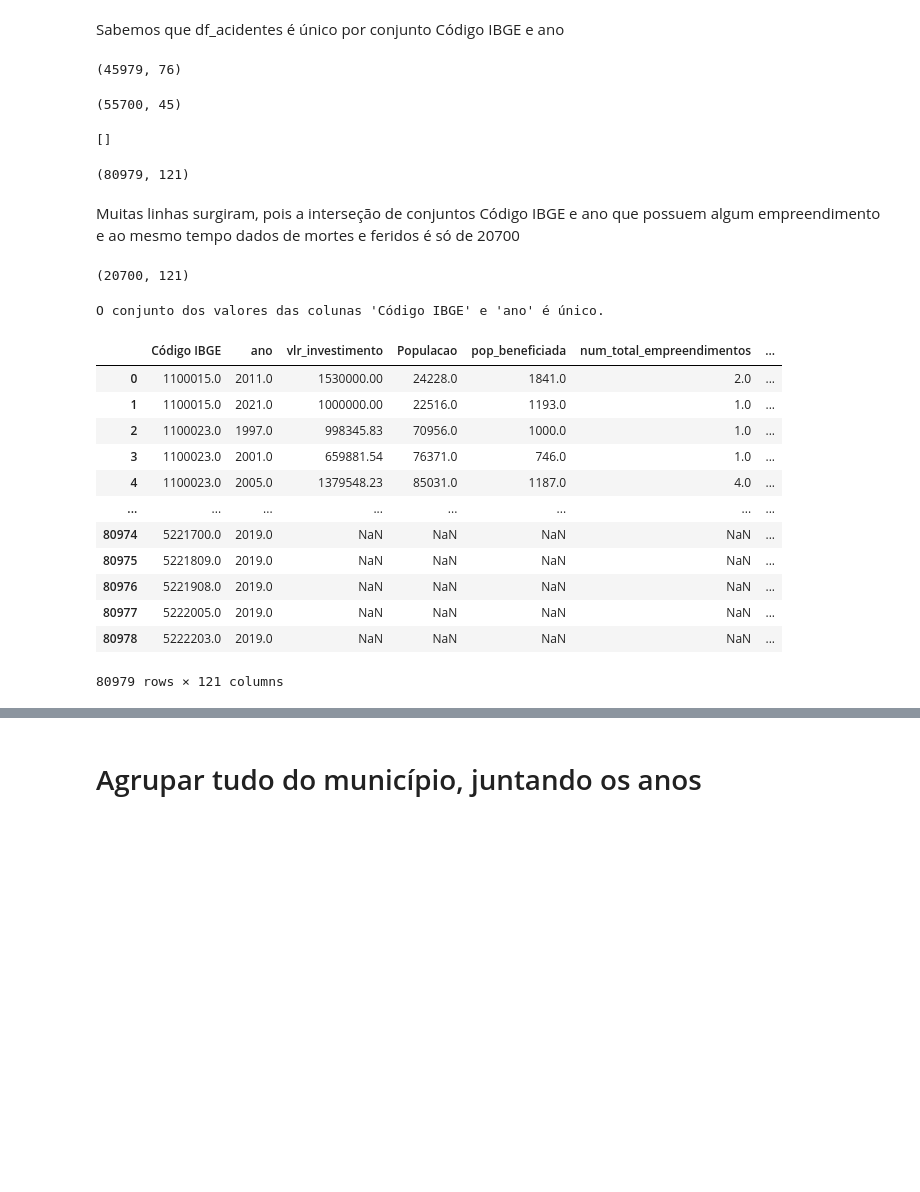
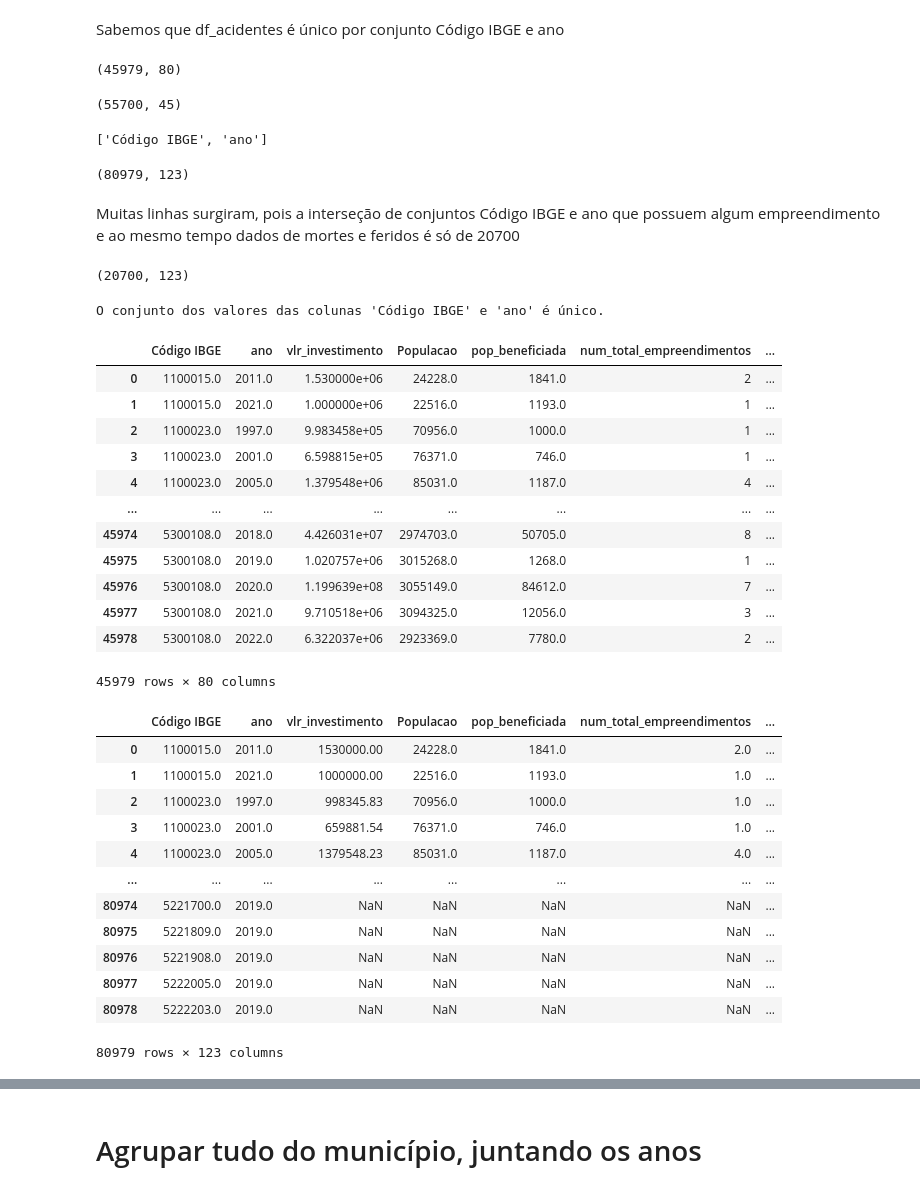
Before and after one commit to anayflima/simu-datathon-2024, a Jupyter notebook: analise_de_dados/agrupamento_municipio_ano.ipynb, the cells around one changed output, grey strips where cells are left out. Drawn from its saved outputs; the diff is of its cells as text; code cells hidden in the pictures; blank space fills up the shorter version.

Commit message:
Adiciona coluna de densidade populacional aos agrupamentos por municipio e ano

```diff
--- a/analise_de_dados/agrupamento_municipio_ano.ipynb
+++ b/analise_de_dados/agrupamento_municipio_ano.ipynb
@@ -8,6 +8,7 @@ pasta_dados = '../dados/'
 
 df_empreend = pd.read_csv(pasta_dados + 'tratados/simu_carteira_empreendimentos.csv')
 df_acidentes = pd.read_csv(pasta_dados + 'tratados/simu_acidentes_de_transportes.csv')
+df_municipios = pd.read_csv(pasta_dados + 'simu_carteira_municipios.csv')
 # %%
 df_empreend.shape
 # %% [output]
@@ -175,3 +185,8 @@ pop_beneficiada_per_capita
 df_agrupado_municipio_empreend.shape
 # %% [output]
 (45979, 76)
+# %%
+df_agrupado_municipio_empreend = df_agrupado_municipio_empreend.reset_index()
+# %%
+df_agrupado_municipio_empreend = df_agrupado_municipio_empreend.merge(df_municipios[['Código IBGE', 'mun_AREA']], on='Código IBGE', how='left')
+df_agrupado_municipio_empreend['densidade_populacional'] = df_agrupado_municipio_empreend['Populacao']/df_agrupado_municipio_empreend['mun_AREA']
@@ -198,7 +229,7 @@ Sabemos que df_acidentes é único por conjunto Código IBGE e ano
 # %%
 df_agrupado_municipio_empreend.shape
 # %% [output]
-(45979, 76)
+(45979, 80)
 # %%
 df_acidentes.shape
 # %% [output]
@@ -206,18 +237,18 @@ df_acidentes.shape
 # %%
 list(set(df_agrupado_municipio_empreend.columns).intersection(set(df_acidentes.columns)))
 # %% [output]
-[]
+['Código IBGE', 'ano']
 # %%
 df_merge_empreendimentos_acidentes = pd.merge(df_agrupado_municipio_empreend, df_acidentes, on=['Código IBGE', 'ano'], how='outer')
 df_merge_empreendimentos_acidentes.shape
 # %% [output]
-(80979, 121)
+(80979, 123)
 # %% [markdown]
 Muitas linhas surgiram, pois a interseção de conjuntos Código IBGE e ano que possuem algum empreendimento e ao mesmo tempo dados de mortes e feridos é só de 20700
 # %%
 pd.merge(df_agrupado_municipio_empreend, df_acidentes, on=['Código IBGE', 'ano'], how='inner').shape
 # %% [output]
-(20700, 121)
+(20700, 123)
 # %%
 unique_rows = df_merge_empreendimentos_acidentes.duplicated(subset=['Código IBGE', 'ano'], keep=False)
 
@@ -227,6 +258,22 @@ else:
     print("O conjunto dos valores das colunas 'Código IBGE' e 'ano' não é único.")
 # %% [output]
 O conjunto dos valores das colunas 'Código IBGE' e 'ano' é único.
+# %%
+df_agrupado_municipio_empreend
+# %% [output]
+|  | Código IBGE | ano | vlr_investimento | Populacao | pop_beneficiada | num_total_empreendimentos | ... |
+| 0 | 1100015.0 | 2011.0 | 1.530000e+06 | 24228.0 | 1841.0 | 2 | ... |
+| 1 | 1100015.0 | 2021.0 | 1.000000e+06 | 22516.0 | 1193.0 | 1 | ... |
+| 2 | 1100023.0 | 1997.0 | 9.983458e+05 | 70956.0 | 1000.0 | 1 | ... |
+| 3 | 1100023.0 | 2001.0 | 6.598815e+05 | 76371.0 | 746.0 | 1 | ... |
+| 4 | 1100023.0 | 2005.0 | 1.379548e+06 | 85031.0 | 1187.0 | 4 | ... |
+| ... | ... | ... | ... | ... | ... | ... | ... |
+| 45974 | 5300108.0 | 2018.0 | 4.426031e+07 | 2974703.0 | 50705.0 | 8 | ... |
+| 45975 | 5300108.0 | 2019.0 | 1.020757e+06 | 3015268.0 | 1268.0 | 1 | ... |
+| 45976 | 5300108.0 | 2020.0 | 1.199639e+08 | 3055149.0 | 84612.0 | 7 | ... |
+| 45977 | 5300108.0 | 2021.0 | 9.710518e+06 | 3094325.0 | 12056.0 | 3 | ... |
+| 45978 | 5300108.0 | 2022.0 | 6.322037e+06 | 2923369.0 | 7780.0 | 2 | ... |
+45979 rows × 80 columns
 # %%
 df_merge_empreendimentos_acidentes
 # %% [output]
@@ -242,4 +289,4 @@ df_merge_empreendimentos_acidentes
 | 80976 | 5221908.0 | 2019.0 | NaN | NaN | NaN | NaN | ... |
 | 80977 | 5222005.0 | 2019.0 | NaN | NaN | NaN | NaN | ... |
 | 80978 | 5222203.0 | 2019.0 | NaN | NaN | NaN | NaN | ... |
-80979 rows × 121 columns
+80979 rows × 123 columns
```
Also changed, not shown: parts of 18 cells of this notebook, 2 other files.
